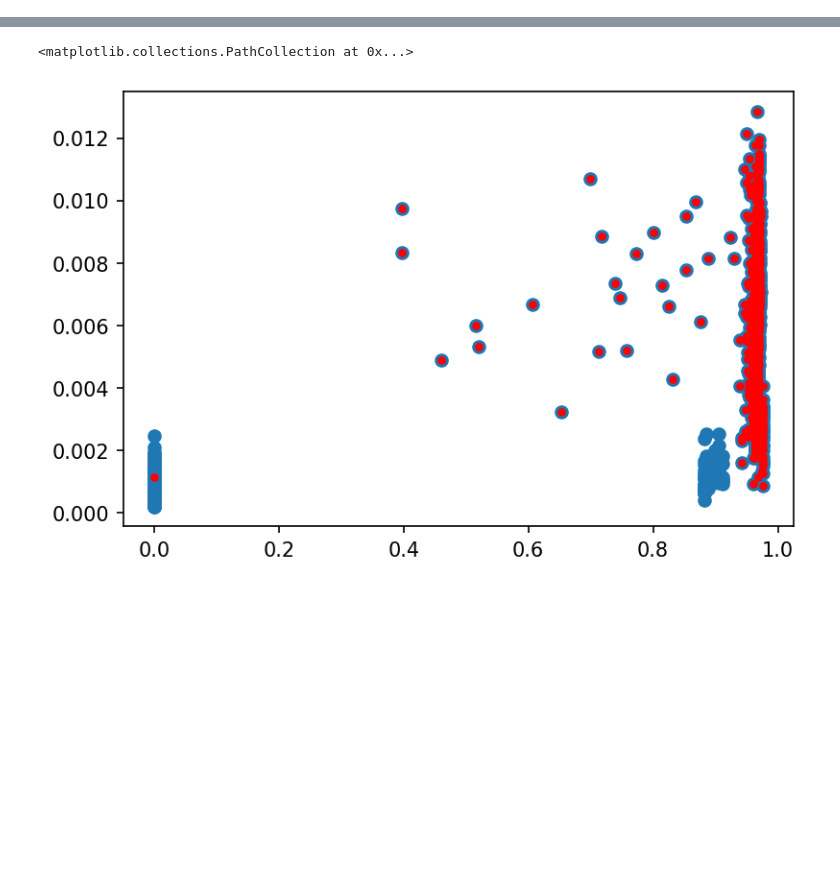
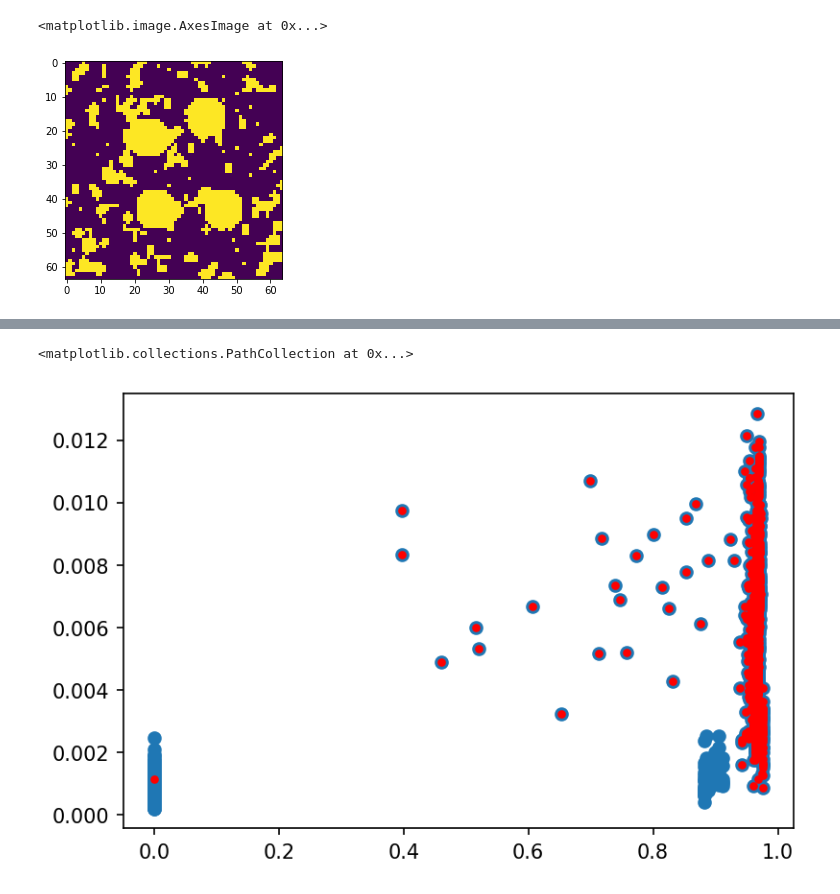
Before and after one commit to Kayzi0/ExplainBlobs, a Jupyter notebook: regression.ipynb, the cells around one changed output, grey strips where cells are left out. Drawn from its saved outputs; the diff is of its cells as text; code cells hidden in the pictures; blank space fills up the shorter version.

```diff
--- a/regression.ipynb
+++ b/regression.ipynb
@@ -29,4 +29,9 @@ for i in range(N):
     imgs[:,:,i] = x
+# %%
+plt.imshow(imgs[:,:,1])
+# %% [output]
+<matplotlib.image.AxesImage at 0x...>
+[figure, added]
 # %%
 #make gradcam heatmap for every image and normalise
 heatmaps = np.zeros_like(imgs)
```
Also changed, not shown: parts of 9 cells of this notebook, 1 other file.
